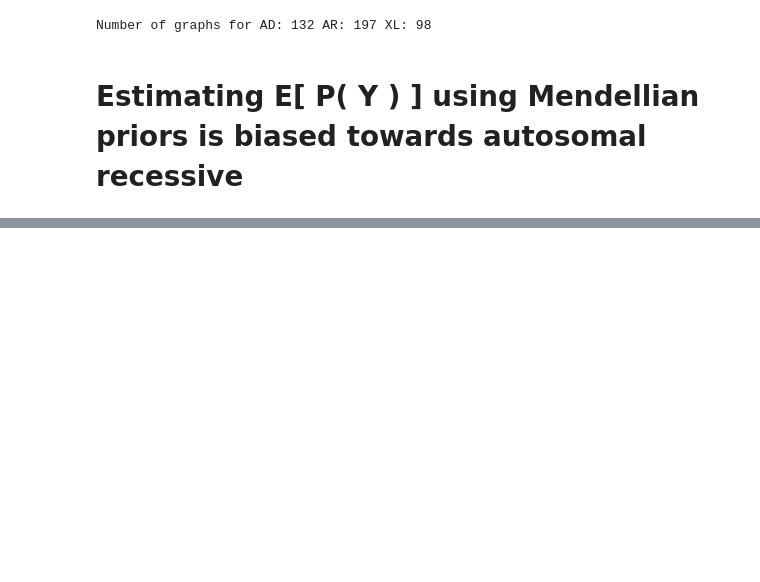
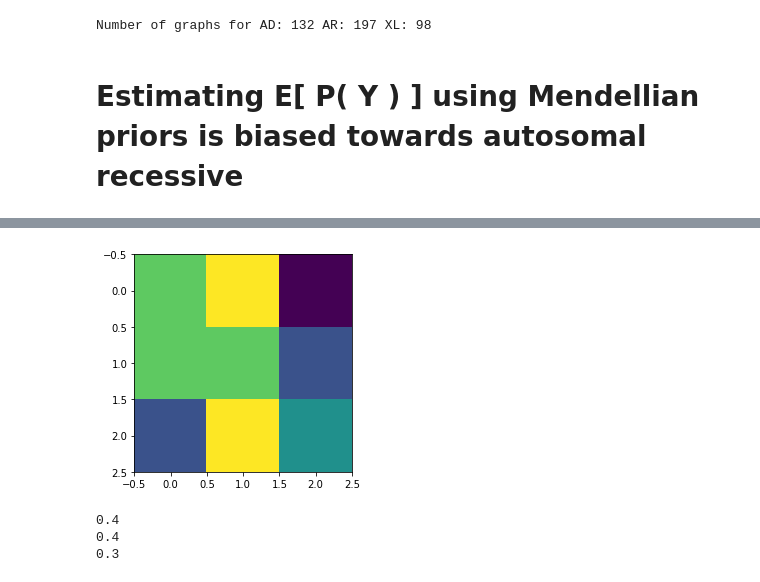
Before and after one commit to EddieCunningham/GraphLSSM, a Jupyter notebook: research/Summary.ipynb, the cells around one changed output, grey strips where cells are left out. Saved outputs shown, nothing was run; the diff lists cells and outputs as text; code cells hidden in the pictures; blank space fills up the shorter version.

```diff
--- a/research/Summary.ipynb
+++ b/research/Summary.ipynb
@@ -64,0 +190,4 @@ ar.fitStep()
+# %%
+ad_test_copy = copy.deepcopy( ad_test )
+ar_test_copy = copy.deepcopy( ar_test )
+xl_test_copy = copy.deepcopy( xl_test )
@@ -64,0 +204,7 @@ ar.fitStep()
+# %%
+fullPredictions( ad_test_copy, ar_test_copy, xl_test_copy, N=100, strength=4, set_latent_states=False )
+# %% [output]
+[figure, added]
+0.4
+0.4
+0.3
```
Also changed, not shown: parts of 18 cells of this notebook, 8 other files.
